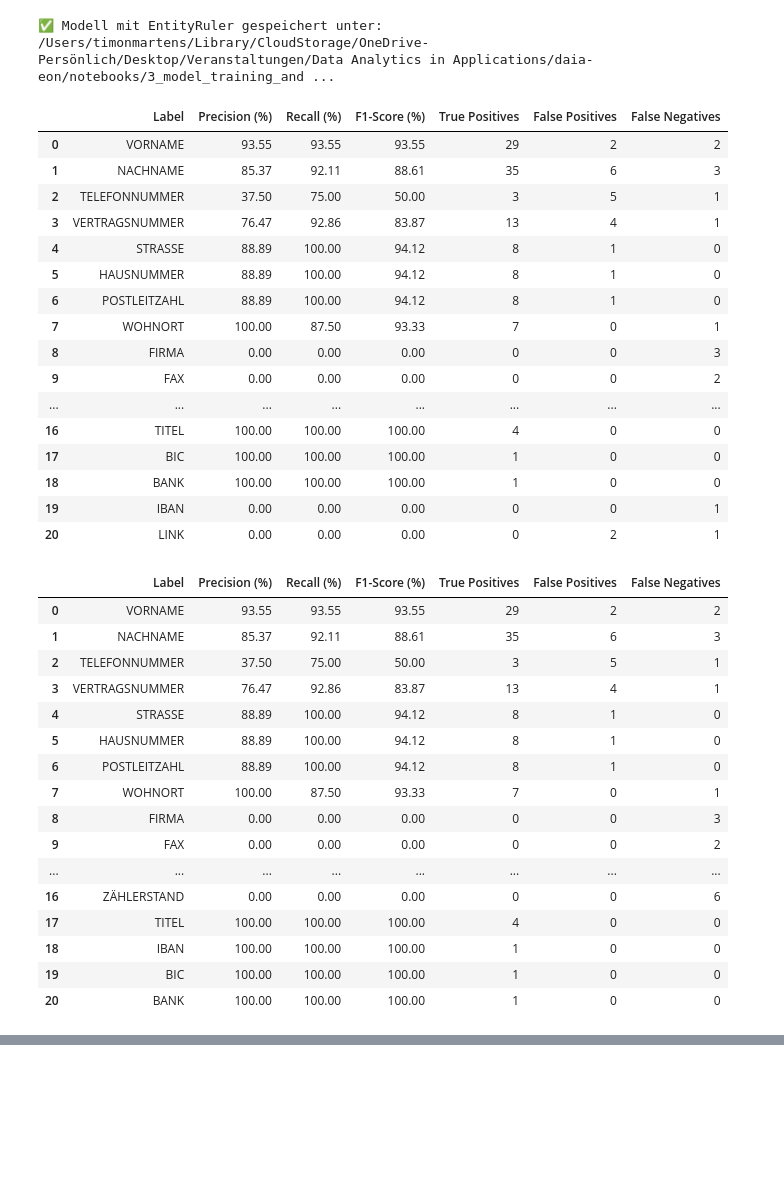
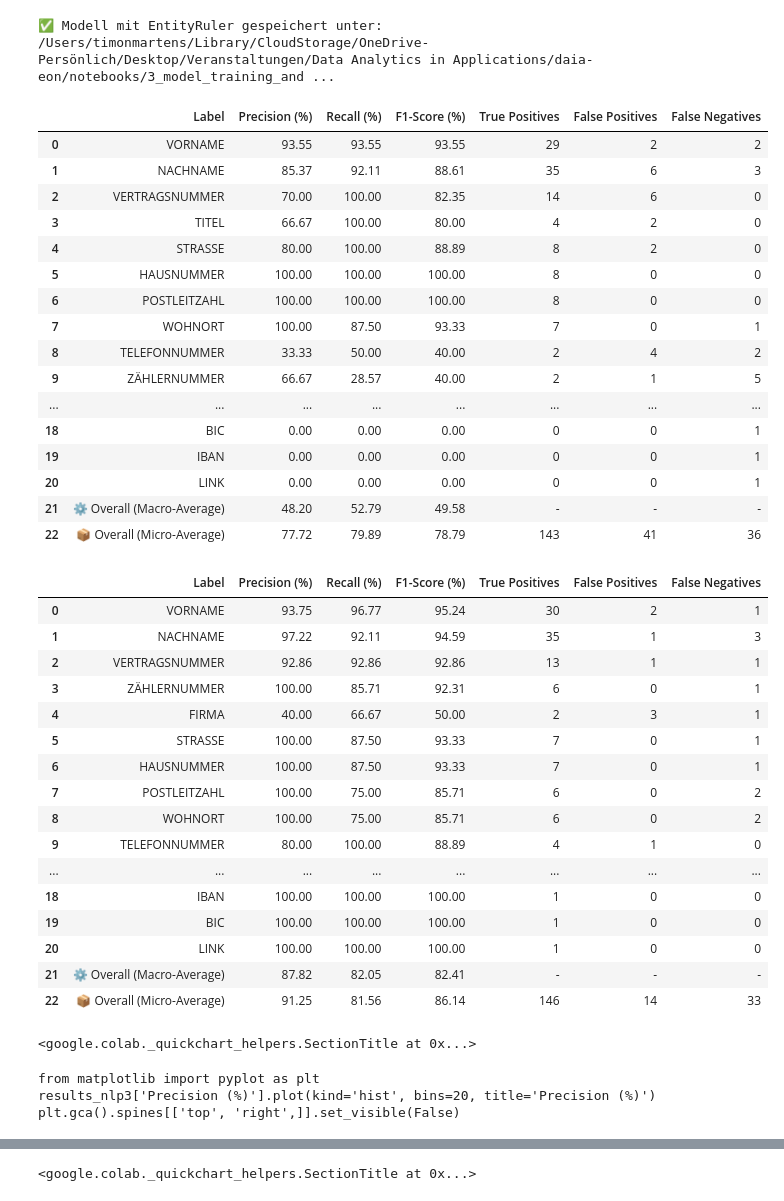
Before and after one commit to AnnaGhost2713/daia-eon, a Jupyter notebook: notebooks/3_model_training_and_testing/spacy_pipeline/spacy_train_new.ipynb, the cells around one changed output, grey strips where cells are left out. Cells and saved outputs as stored; diff of their text form; code cells hidden in the pictures; blank space fills up the shorter version.

```diff
--- a/notebooks/3_model_training_and_testing/spacy_pipeline/spacy_train_new.ipynb
+++ b/notebooks/3_model_training_and_testing/spacy_pipeline/spacy_train_new.ipynb
@@ -28,7 +45,7 @@ def load_data_from_json(path):
     return TRAIN_DATA
 
 # 🔄 Lade Trainings- und Dev-Daten separat
-train_data = load_data_from_json("../../../data/synthetic/synthetic_mails_option_b.json")
+train_data = load_data_from_json("../../../data/synthetic/synthetic_mails_option_b_cleaned.json")
 dev_data = load_data_from_json("../../../data/original/ground_truth_split/validation_norm.json")
 print(f"📥 Trainingsbeispiele: {len(train_data)}, Dev-Beispiele: {len(dev_data)}")
 
@@ -58,7 +75,7 @@ optimizer = nlp.resume_training()
 
 
 # 🏋️ Schritt 5: Training (nur auf Trainingsdaten)
-n_iter = 20
+n_iter = 13
 for i in range(n_iter):
     random.shuffle(train_data)
     losses = {}
@@ -71,7 +88,7 @@ for i in range(n_iter):
     print(f"🔁 Iteration {i+1}/{n_iter}, Loss: {losses['ner']:.4f}")
 
 # 💾 Schritt 6: Modell speichern
-output_dir = Path("custom_spacy_model_synthetic_data")
+output_dir = Path("custom_spacy_model_synthetic_data_b")
 output_dir.mkdir(exist_ok=True)
 nlp.to_disk(output_dir)
 print(f"\n✅ Modell gespeichert unter: {output_dir.resolve()}")
@@ -81,7 +98,7 @@ nlp = spacy.load(output_dir)
 
 print("\n📊 Evaluation auf dev_data:")
 for text, _ in random.sample(dev_data, min(5, len(dev_data))):  # max. 5 Beispiele
-    doc = nlp2(text)
+    doc = nlp(text)
     print(f"\n> {text}")
     for ent in doc.ents:
         print(f"  - {ent.text} ({ent.label_})")
@@ -113,0 +303,10 @@ KeyboardInterrupt:
+# %%
+# 🔍 Schritt 7: Modell laden und auf dev_data testen
+nlp = spacy.load(output_dir)
+
+print("\n📊 Evaluation auf dev_data:")
+for text, _ in random.sample(dev_data, min(5, len(dev_data))):  # max. 5 Beispiele
+    doc = nlp(text)
+    print(f"\n> {text}")
+    for ent in doc.ents:
+        print(f"  - {ent.text} ({ent.label_})")
@@ -390,44 +649,51 @@ def evaluate_model_with_counts(nlp, examples):
     return pd.DataFrame(results)
 # %%
 nlp = spacy.load("custom_spacy_model_doccano_labeling")
-nlp2 = spacy.load("custom_spacy_model_with_ruler")
+#nlp2 = spacy.load("custom_spacy_model_with_ruler")
+nlp3=spacy.load("custom_spacy_model_synthetic_data")
 
 results_nlp = evaluate_model_with_counts(nlp, dev_data)
-results_nlp2= evaluate_model_with_counts(nlp2, dev_data)
+#results_nlp2= evaluate_model_with_counts(nlp2, dev_data)
+results_nlp3= evaluate_model_with_counts(nlp3, dev_data)
 display(results_nlp)
-display(results_nlp2)
+#display(results_nlp2)
+display(results_nlp3)
 # %% [output]
 |  | Label | Precision (%) | Recall (%) | F1-Score (%) | True Positives | False Positives | False Negatives |
 | 0 | VORNAME | 93.55 | 93.55 | 93.55 | 29 | 2 | 2 |
 | 1 | NACHNAME | 85.37 | 92.11 | 88.61 | 35 | 6 | 3 |
-| 2 | TELEFONNUMMER | 37.50 | 75.00 | 50.00 | 3 | 5 | 1 |
-| 3 | VERTRAGSNUMMER | 76.47 | 92.86 | 83.87 | 13 | 4 | 1 |
-| 4 | STRASSE | 88.89 | 100.00 | 94.12 | 8 | 1 | 0 |
-| 5 | HAUSNUMMER | 88.89 | 100.00 | 94.12 | 8 | 1 | 0 |
-| 6 | POSTLEITZAHL | 88.89 | 100.00 | 94.12 | 8 | 1 | 0 |
+| 2 | VERTRAGSNUMMER | 70.00 | 100.00 | 82.35 | 14 | 6 | 0 |
+| 3 | TITEL | 66.67 | 100.00 | 80.00 | 4 | 2 | 0 |
+| 4 | STRASSE | 80.00 | 100.00 | 88.89 | 8 | 2 | 0 |
+| 5 | HAUSNUMMER | 100.00 | 100.00 | 100.00 | 8 | 0 | 0 |
+| 6 | POSTLEITZAHL | 100.00 | 100.00 | 100.00 | 8 | 0 | 0 |
 | 7 | WOHNORT | 100.00 | 87.50 | 93.33 | 7 | 0 | 1 |
-| 8 | FIRMA | 0.00 | 0.00 | 0.00 | 0 | 0 | 3 |
-| 9 | FAX | 0.00 | 0.00 | 0.00 | 0 | 0 | 2 |
+| 8 | TELEFONNUMMER | 33.33 | 50.00 | 40.00 | 2 | 4 | 2 |
+| 9 | ZÄHLERNUMMER | 66.67 | 28.57 | 40.00 | 2 | 1 | 5 |
 | ... | ... | ... | ... | ... | ... | ... | ... |
-| 16 | TITEL | 100.00 | 100.00 | 100.00 | 4 | 0 | 0 |
-| 17 | BIC | 100.00 | 100.00 | 100.00 | 1 | 0 | 0 |
-| 18 | BANK | 100.00 | 100.00 | 100.00 | 1 | 0 | 0 |
+| 18 | BIC | 0.00 | 0.00 | 0.00 | 0 | 0 | 1 |
 | 19 | IBAN | 0.00 | 0.00 | 0.00 | 0 | 0 | 1 |
-| 20 | LINK | 0.00 | 0.00 | 0.00 | 0 | 2 | 1 |
+| 20 | LINK | 0.00 | 0.00 | 0.00 | 0 | 0 | 1 |
+| 21 | ⚙️ Overall (Macro-Average) | 48.20 | 52.79 | 49.58 | - | - | - |
+| 22 | 📦 Overall (Micro-Average) | 77.72 | 79.89 | 78.79 | 143 | 41 | 36 |
 |  | Label | Precision (%) | Recall (%) | F1-Score (%) | True Positives | False Positives | False Negatives |
-| 0 | VORNAME | 93.55 | 93.55 | 93.55 | 29 | 2 | 2 |
-| 1 | NACHNAME | 85.37 | 92.11 | 88.61 | 35 | 6 | 3 |
-| 2 | TELEFONNUMMER | 37.50 | 75.00 | 50.00 | 3 | 5 | 1 |
-| 3 | VERTRAGSNUMMER | 76.47 | 92.86 | 83.87 | 13 | 4 | 1 |
-| 4 | STRASSE | 88.89 | 100.00 | 94.12 | 8 | 1 | 0 |
-| 5 | HAUSNUMMER | 88.89 | 100.00 | 94.12 | 8 | 1 | 0 |
-| 6 | POSTLEITZAHL | 88.89 | 100.00 | 94.12 | 8 | 1 | 0 |
-| 7 | WOHNORT | 100.00 | 87.50 | 93.33 | 7 | 0 | 1 |
-| 8 | FIRMA | 0.00 | 0.00 | 0.00 | 0 | 0 | 3 |
-| 9 | FAX | 0.00 | 0.00 | 0.00 | 0 | 0 | 2 |
+| 0 | VORNAME | 93.75 | 96.77 | 95.24 | 30 | 2 | 1 |
+| 1 | NACHNAME | 97.22 | 92.11 | 94.59 | 35 | 1 | 3 |
+| 2 | VERTRAGSNUMMER | 92.86 | 92.86 | 92.86 | 13 | 1 | 1 |
+| 3 | ZÄHLERNUMMER | 100.00 | 85.71 | 92.31 | 6 | 0 | 1 |
+| 4 | FIRMA | 40.00 | 66.67 | 50.00 | 2 | 3 | 1 |
+| 5 | STRASSE | 100.00 | 87.50 | 93.33 | 7 | 0 | 1 |
+| 6 | HAUSNUMMER | 100.00 | 87.50 | 93.33 | 7 | 0 | 1 |
+| 7 | POSTLEITZAHL | 100.00 | 75.00 | 85.71 | 6 | 0 | 2 |
+| 8 | WOHNORT | 100.00 | 75.00 | 85.71 | 6 | 0 | 2 |
+| 9 | TELEFONNUMMER | 80.00 | 100.00 | 88.89 | 4 | 1 | 0 |
 | ... | ... | ... | ... | ... | ... | ... | ... |
-| 16 | ZÄHLERSTAND | 0.00 | 0.00 | 0.00 | 0 | 0 | 6 |
-| 17 | TITEL | 100.00 | 100.00 | 100.00 | 4 | 0 | 0 |
 | 18 | IBAN | 100.00 | 100.00 | 100.00 | 1 | 0 | 0 |
 | 19 | BIC | 100.00 | 100.00 | 100.00 | 1 | 0 | 0 |
-| 20 | BANK | 100.00 | 100.00 | 100.00 | 1 | 0 | 0 |
+| 20 | LINK | 100.00 | 100.00 | 100.00 | 1 | 0 | 0 |
+| 21 | ⚙️ Overall (Macro-Average) | 87.82 | 82.05 | 82.41 | - | - | - |
+| 22 | 📦 Overall (Micro-Average) | 91.25 | 81.56 | 86.14 | 146 | 14 | 33 |
+<google.colab._quickchart_helpers.SectionTitle at 0x...>
+from matplotlib import pyplot as plt
+results_nlp3['Precision (%)'].plot(kind='hist', bins=20, title='Precision (%)')
+plt.gca().spines[['top', 'right',]].set_visible(False)
@@ -433,0 +706 @@ display(results_nlp2)
+<google.colab._quickchart_helpers.SectionTitle at 0x...>
```
Also changed, not shown: parts of 9 cells of this notebook.
